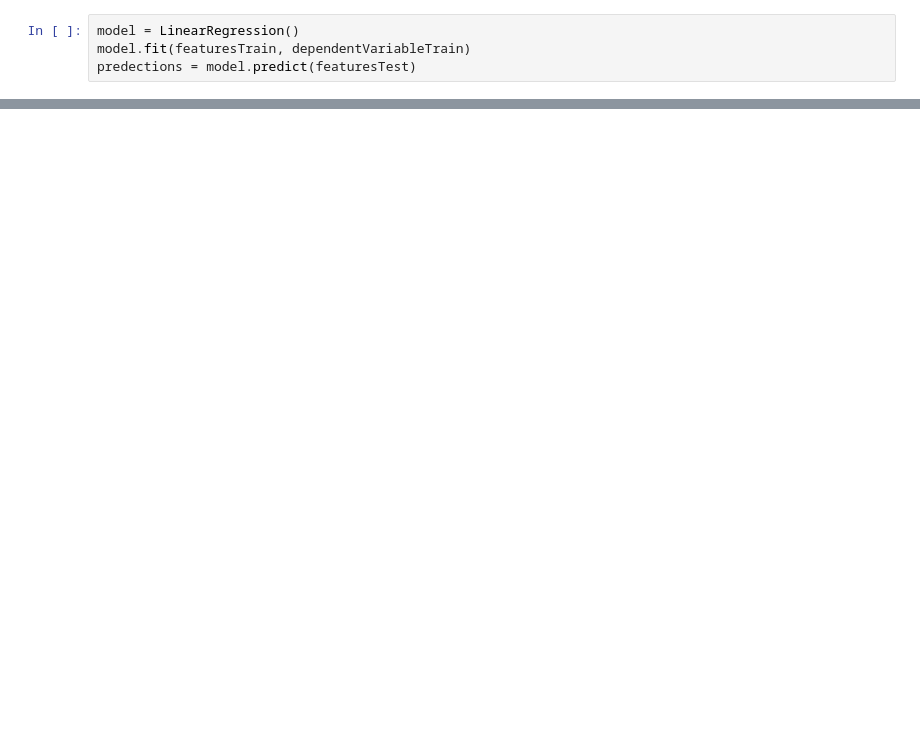
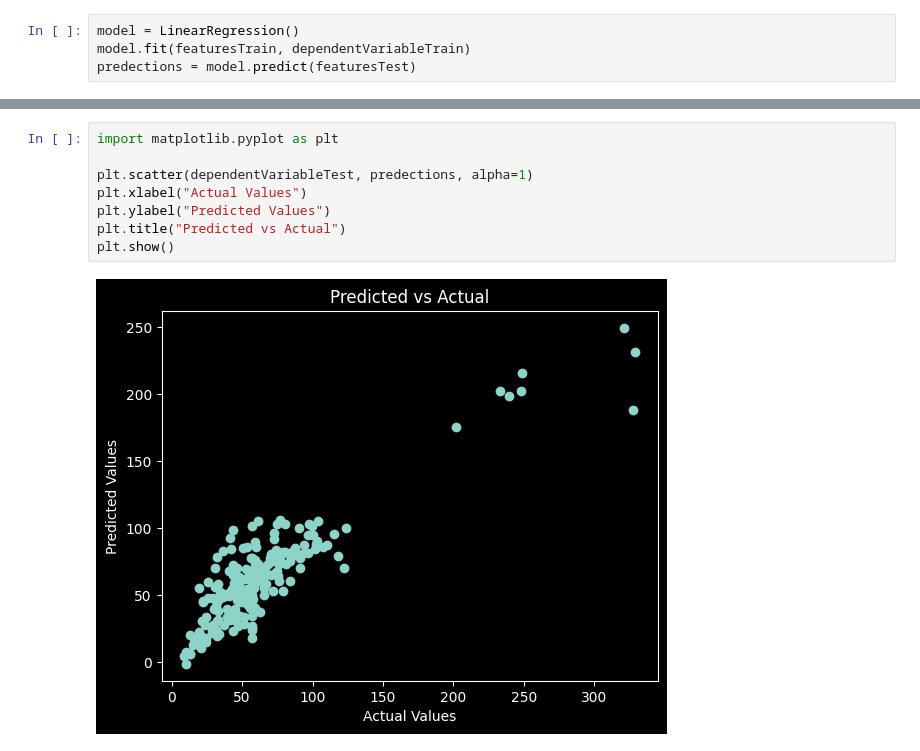
Before and after one commit to MahdiHaroun/ML-Taxi_Prices-Beta, a Jupyter notebook: Moudle.ipynb, the cells around one changed output, grey strips where cells are left out. Drawn from its saved outputs; the diff is of its cells as text; blank space fills up the shorter version.

```diff
--- a/Moudle.ipynb
+++ b/Moudle.ipynb
@@ -238,0 +325,10 @@ The accuracy is 69.0%
+# %%
+import matplotlib.pyplot as plt
+
+plt.scatter(dependentVariableTest, predections, alpha=1)
+plt.xlabel("Actual Values")
+plt.ylabel("Predicted Values")
+plt.title("Predicted vs Actual")
+plt.show()
+# %% [output]
+[figure, added]
```
Also changed, not shown: parts of 23 cells of this notebook.
